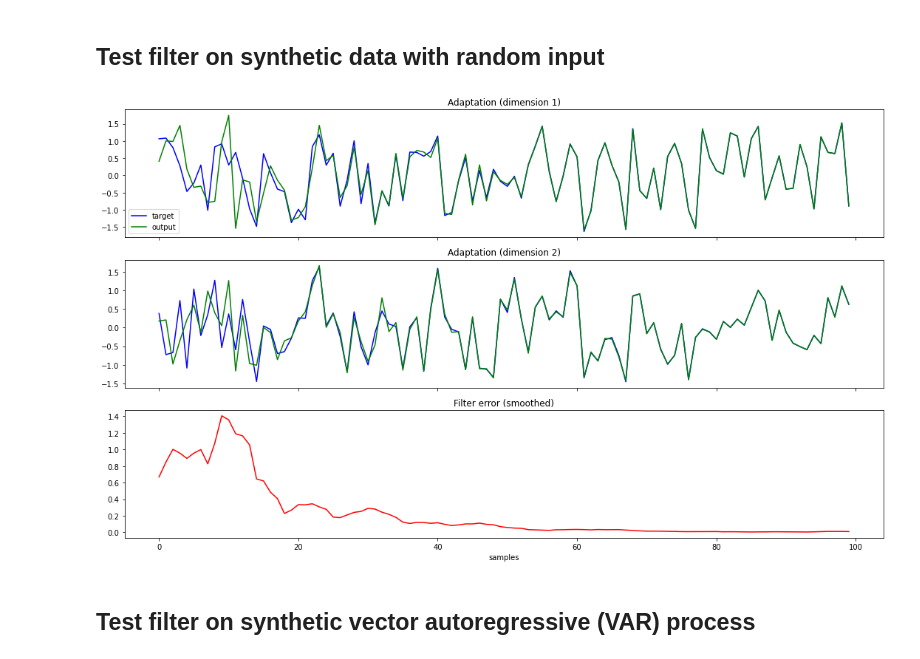
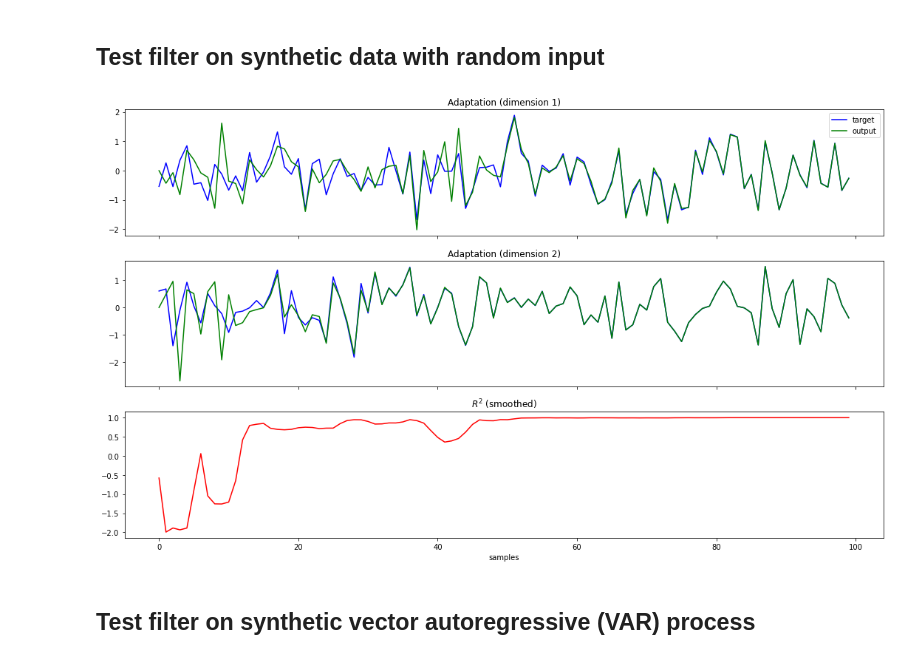
Before and after one commit to conormcgrory/realtime, a Jupyter notebook: basic_prototype/notebooks/lms_filter_test.ipynb, the cells around one changed output. Cells and saved outputs as stored; diff of their text form; code cells hidden in the pictures.

```diff
--- a/basic_prototype/notebooks/lms_filter_test.ipynb
+++ b/basic_prototype/notebooks/lms_filter_test.ipynb
@@ -24,3 +30,11 @@ from scipy.ndimage import uniform_filter1d
+# %%
+def compute_r2(y_hat, y):
+    """Compute instantaneous R^2 values for multidimensional signal."""
+
+    sq_dist = np.sum((y_hat - y) ** 2, 0)
+    tot_var = np.sum(np.var(y, 1))
+
+    return 1 - (sq_dist / tot_var)
 # %% [markdown]
 ## Implement LMS filter for multidimensional signal
 # %%
@@ -39,17 +53,20 @@ class FilterLMS:
             - 'zeros': Create zero value weights
     """
 
-    def __init__(self, dim, order, mu=0.01, wts_init='random'):
+    def __init__(self, dim, order, mu=0.01, wts_init='zeros', rng=None):
 
         self.dim = self._check_int_param(dim, 0, None)
         self.order = self._check_int_param(order, 0, None)
         self.mu = self._check_float_param(mu, 0, 1000)
         self.wts_shape = (self.dim, self.order * self.dim)
 
-        if wts_init == 'random':
-            self.wts = np.random.normal(0, 0.5, self.wts_shape)
-        elif wts_init == 'zeros':
+        if wts_init == 'zeros':
             self.wts = np.zeros(self.wts_shape)
+        elif wts_init == 'random':
+            if rng is None:
+                self.wts = np.random.normal(0, 0.5, self.wts_shape)
+            else:
+                self.wts = rng.normal(0, 0.5, self.wts_shape)
         else:
             raise ValueError(f'"{wts_init}" not valid option for weight init')
 
@@ -143,7 +160,7 @@ dim = 2
 order = 2
 
 def measure_x():
-    return np.random.random((dim, order))
+    return rng.random((dim, order))
 
 def measure_d(x):
     w_1 = 2 * np.eye(2)
@@ -151,7 +168,7 @@ def measure_d(x):
     return w_1 @ x[:, 0].reshape(-1, 1) + w_2 @ x[:, 1].reshape(-1, 1)
 
 # Create LMS filter
-flt = FilterLMS(dim, order, mu=1.0)
+flt = FilterLMS(dim, order, mu=1.0, wts_init='zeros')
 
 # Run filter and log results
 n_pts = 100
@@ -170,31 +187,31 @@ for k in range(n_pts):
     d_vals[:, k] = d.reshape(-1)
     y_vals[:, k] = y.reshape(-1)
 # %%
-# Compute Euclidean error
-err = np.sqrt(np.sum((y_vals - d_vals) ** 2, 0))
+# Compute intstantaneous R^2 values
+r2 = compute_r2(y_vals, d_vals)
 
-# Smooth error signal with moving window average
+# Smooth R^2 with moving window average
 win_size = 5
-err_ma = uniform_filter1d(err, win_size, mode='nearest')
+r2_ma= uniform_filter1d(r2, win_size, mode='nearest')
 # %%
 fig, (ax_1, ax_2, ax_3) = plt.subplots(3, 1, figsize=(15, 9), sharex=True)
 
 ax_1.set_title('Adaptation (dimension 1)')
 ax_1.plot(d_vals[0, :], 'b', label='target')
 ax_1.plot(y_vals[0, :], 'g', label='output')
 ax_1.legend()
 
 ax_2.set_title('Adaptation (dimension 2)')
 ax_2.plot(d_vals[1, :], 'b')
 ax_2.plot(y_vals[1, :], 'g')
 
-ax_3.set_title('Filter error (smoothed)')
-ax_3.plot(err_ma, 'r')
+ax_3.set_title('$R^2$ (smoothed)')
+ax_3.plot(r2_ma, 'r')
 ax_3.set_xlabel('samples')
 
 plt.tight_layout()
 # %% [output]
-[figure, old version]
+[figure, new version]
 # %% [markdown]
 ## Test filter on synthetic vector autoregressive (VAR) process
 # %%
```
Also changed, not shown: parts of 12 cells of this notebook.
